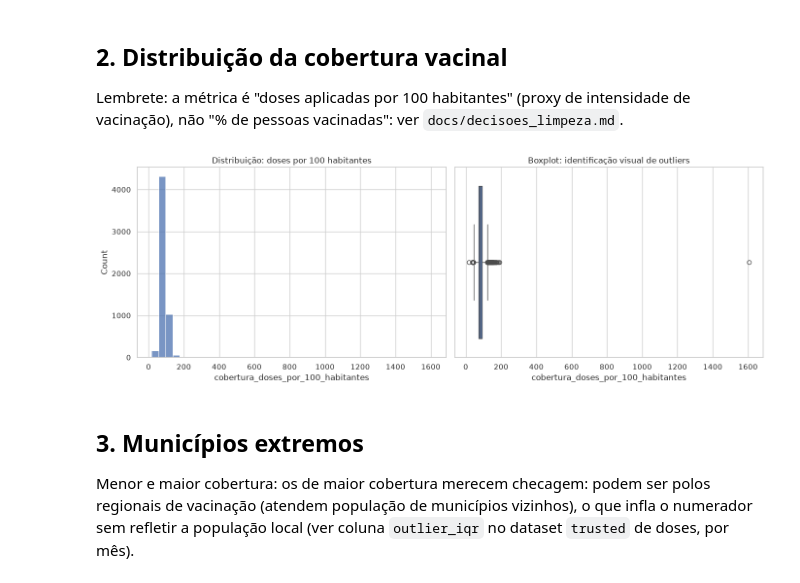
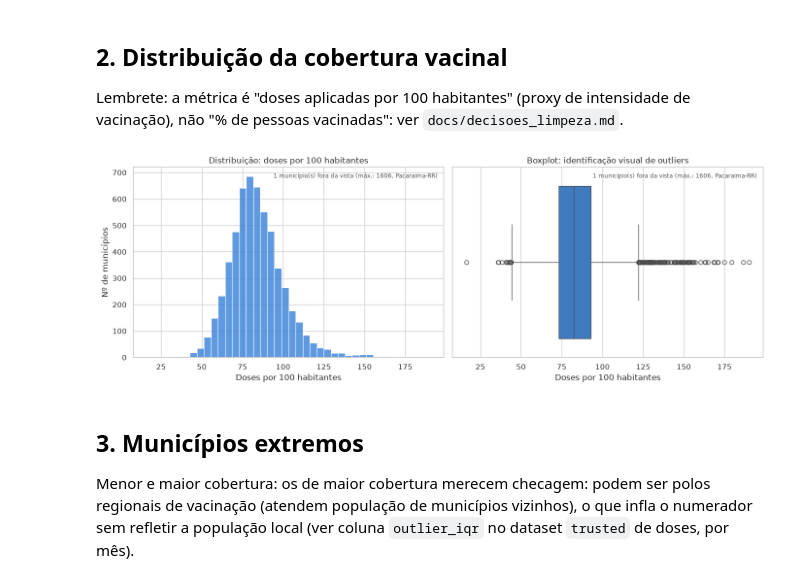
Before and after one commit to leonardohakim/imuniza-data-handson-mackenzie, a Jupyter notebook: notebooks/02_analise_exploratoria.ipynb, the cells around one changed output. Drawn from its saved outputs; the diff is of its cells as text; code cells hidden in the pictures.

```diff
--- a/notebooks/02_analise_exploratoria.ipynb
+++ b/notebooks/02_analise_exploratoria.ipynb
@@ -105,19 +105,34 @@ Lembrete: a métrica é "doses aplicadas por 100 habitantes" (proxy de
 intensidade de vacinação), não "% de pessoas vacinadas": ver
 `docs/decisoes_limpeza.md`.
 # %%
+LIMITE_VISUAL = 250  # cobre ~99.8% dos municípios; evita que Pacaraima-RR esmague a escala
+cobertura = df["cobertura_doses_por_100_habitantes"]
+dentro_do_limite = cobertura <= LIMITE_VISUAL
+n_fora = (~dentro_do_limite).sum()
+
 fig, axes = plt.subplots(1, 2, figsize=(14, 5))
 
-sns.histplot(df["cobertura_doses_por_100_habitantes"], bins=40, ax=axes[0])
+sns.histplot(cobertura[dentro_do_limite], bins=40, ax=axes[0], color="#2a78d6")
 axes[0].set_title("Distribuição: doses por 100 habitantes")
+axes[0].set_xlabel("Doses por 100 habitantes")
+axes[0].set_ylabel("Nº de municípios")
 
-sns.boxplot(x=df["cobertura_doses_por_100_habitantes"], ax=axes[1])
+sns.boxplot(x=cobertura[dentro_do_limite], ax=axes[1], color="#2a78d6")
 axes[1].set_title("Boxplot: identificação visual de outliers")
+axes[1].set_xlabel("Doses por 100 habitantes")
+
+for ax in axes:
+    ax.annotate(
+        f"{n_fora} município(s) fora da vista (máx.: {cobertura.max():.0f}, Pacaraima-RR)",
+        xy=(0.98, 0.97), xycoords="axes fraction",
+        ha="right", va="top", fontsize=8.5, color="#52514e",
+    )
 
 plt.tight_layout()
-plt.savefig("../reports/distribuicao_cobertura.png", dpi=150)
+plt.savefig("../reports/distribuicao_cobertura.png", dpi=150, bbox_inches="tight")
 plt.show()
 # %% [output]
-[figure, old version]
+[figure, new version]
 # %% [markdown]
 ## 3. Municípios extremos
 
```
Also changed, not shown: parts of 2 cells of this notebook, 7 other files.
